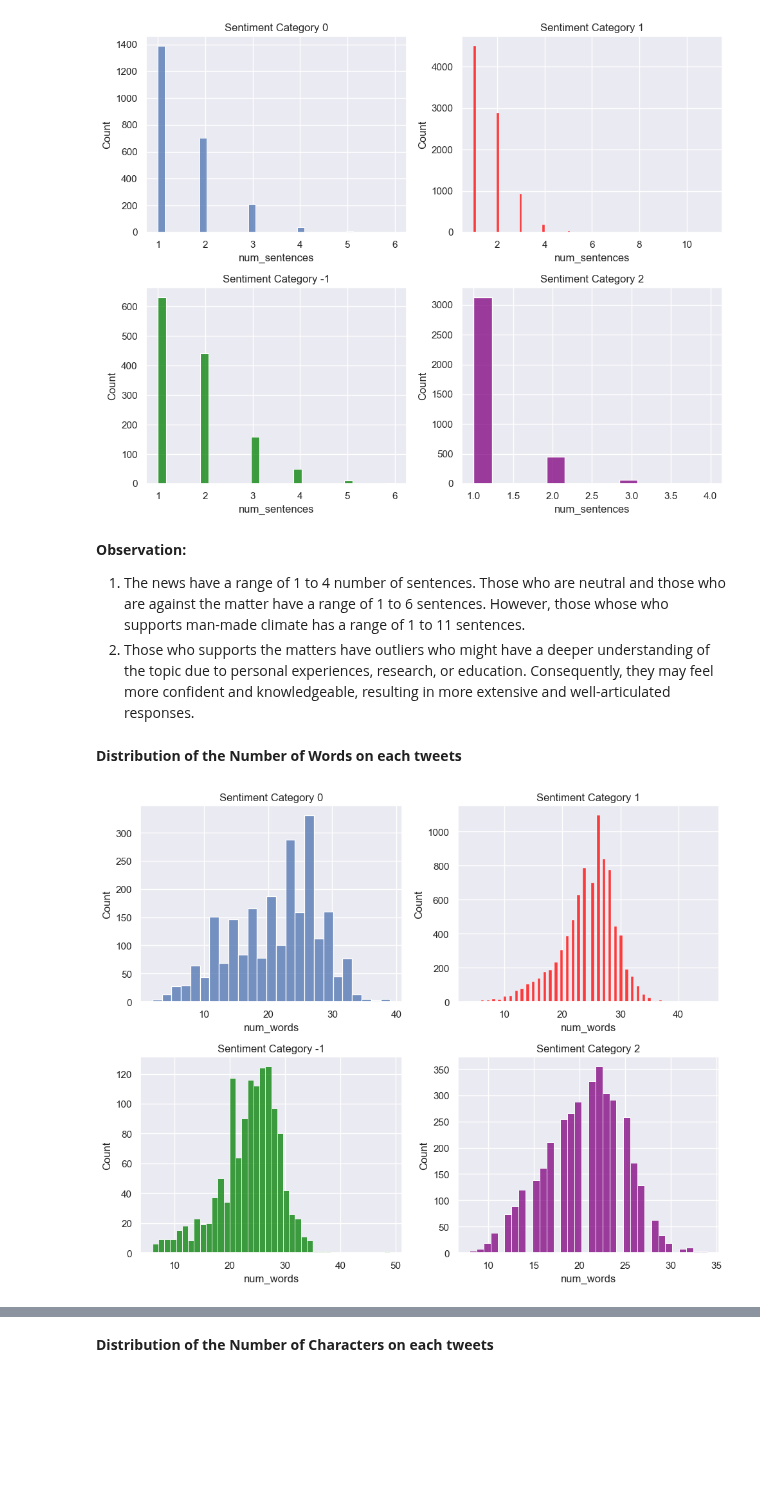
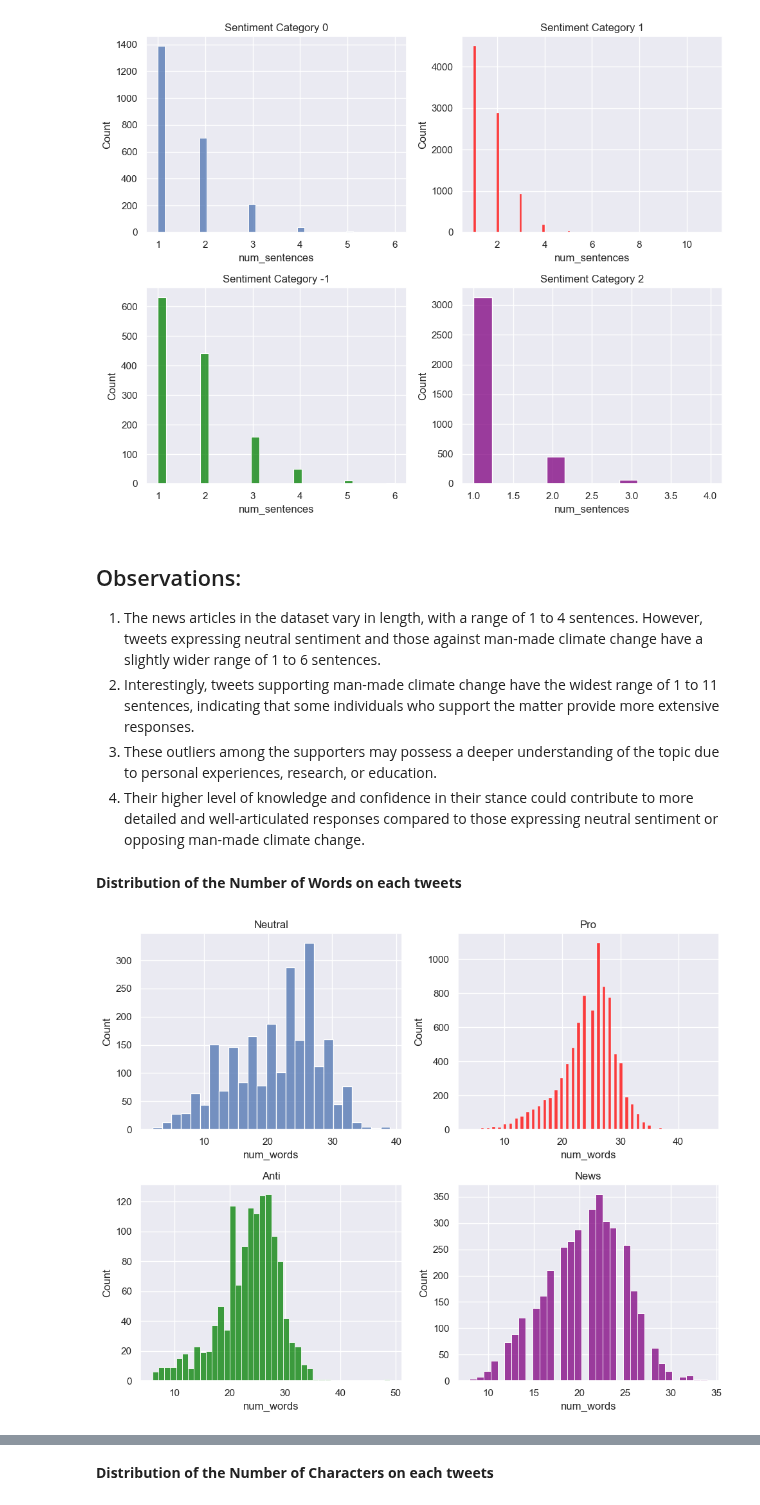
Before and after one commit to Classifix/Classifix, a Jupyter notebook: Advanced_Classification/starter-notebook.ipynb, the cells around one changed output, grey strips where cells are left out. Drawn from its saved outputs; the diff is of its cells as text; code cells hidden in the pictures; blank space fills up the shorter version.

Commit message:
Added hypothesis, edited code and observations on EDA

```diff
--- a/Advanced_Classification/starter-notebook.ipynb
+++ b/Advanced_Classification/starter-notebook.ipynb
@@ -293,42 +363,44 @@ plt.show()
 # %% [output]
 [figure]
 # %% [markdown]
-**Observation:**
+## Observations:
 
-1. The news have a range of 1 to 4 number of sentences. Those who are neutral and those who are against the matter have a range of 1 to 6 sentences. However, those whose who supports man-made climate has a range of 1 to 11 sentences.
-2. Those who supports the matters have outliers who might have a deeper understanding of the topic due to personal experiences, research, or education. Consequently, they may feel more confident and knowledgeable, resulting in more extensive and well-articulated responses.
+1. The news articles in the dataset vary in length, with a range of 1 to 4 sentences. However, tweets expressing neutral sentiment and those against man-made climate change have a slightly wider range of 1 to 6 sentences.
+2. Interestingly, tweets supporting man-made climate change have the widest range of 1 to 11 sentences, indicating that some individuals who support the matter provide more extensive responses.
+3. These outliers among the supporters may possess a deeper understanding of the topic due to personal experiences, research, or education.
+4. Their higher level of knowledge and confidence in their stance could contribute to more detailed and well-articulated responses compared to those expressing neutral sentiment or opposing man-made climate change.
 # %% [markdown]
 **Distribution of the Number of Words on each tweets**
 # %%
 #Creating a number of Words feature
 train['num_words'] =train['message'].apply(lambda x:len(nltk.word_tokenize(x)))
 
 # A2x2 grid of subplots
 fig, axes = plt.subplots(2, 2, figsize=(10, 8))
 
 # Histogram for sentiment category 0
 sns.histplot(train[train['sentiment'] == 0]['num_words'], ax=axes[0, 0])
 
 # Histogram for sentiment category 1 (with a different color)
 sns.histplot(train[train['sentiment'] == 1]['num_words'], color='red', ax=axes[0, 1])
 
 #Histogram for sentiment category -1 (with a different color)
 sns.histplot(train[train['sentiment'] == -1]['num_words'], color='green', ax=axes[1, 0])
 
 #Histogram for sentiment category 2 (with a different color)
 sns.histplot(train[train['sentiment'] == 2]['num_words'], color='purple', ax=axes[1, 1])
 
 #Titles for each subplot
-axes[0, 0].set_title('Sentiment Category 0')
-axes[0, 1].set_title('Sentiment Category 1')
-axes[1, 0].set_title('Sentiment Category -1')
-axes[1, 1].set_title('Sentiment Category 2')
+axes[0, 0].set_title('Neutral')
+axes[0, 1].set_title('Pro')
+axes[1, 0].set_title('Anti')
+axes[1, 1].set_title('News')
 
 # Adjusting the spacing between subplots
 plt.tight_layout()
 
 # Show the subplots
 plt.show()
 # %% [output]
-[figure, old version]
+[figure, new version]
 # %% [markdown]
```
Also changed, not shown: parts of 26 cells of this notebook.
